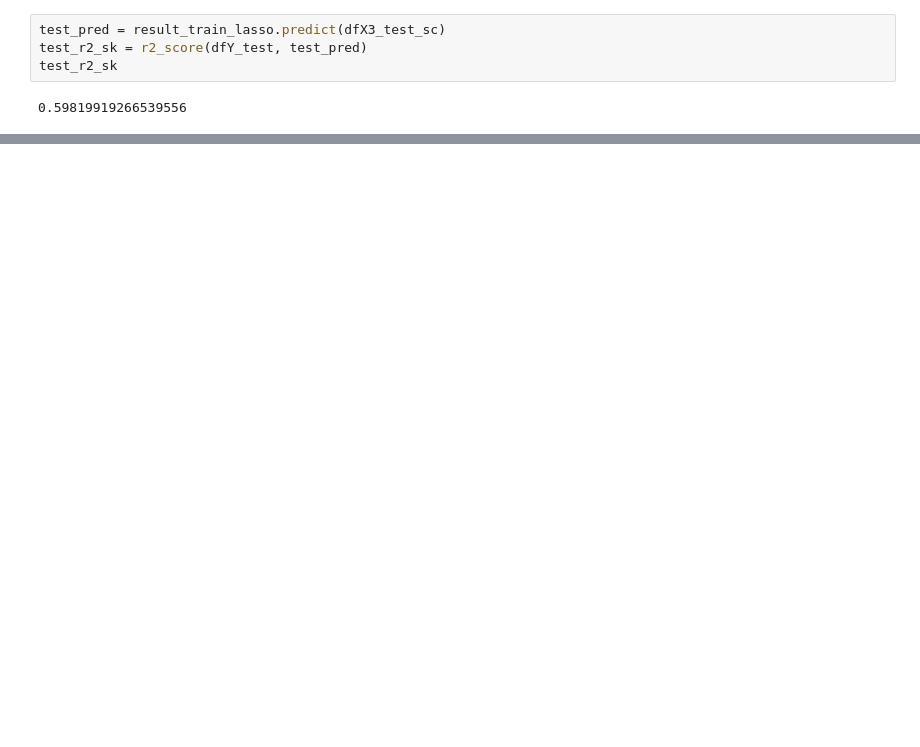
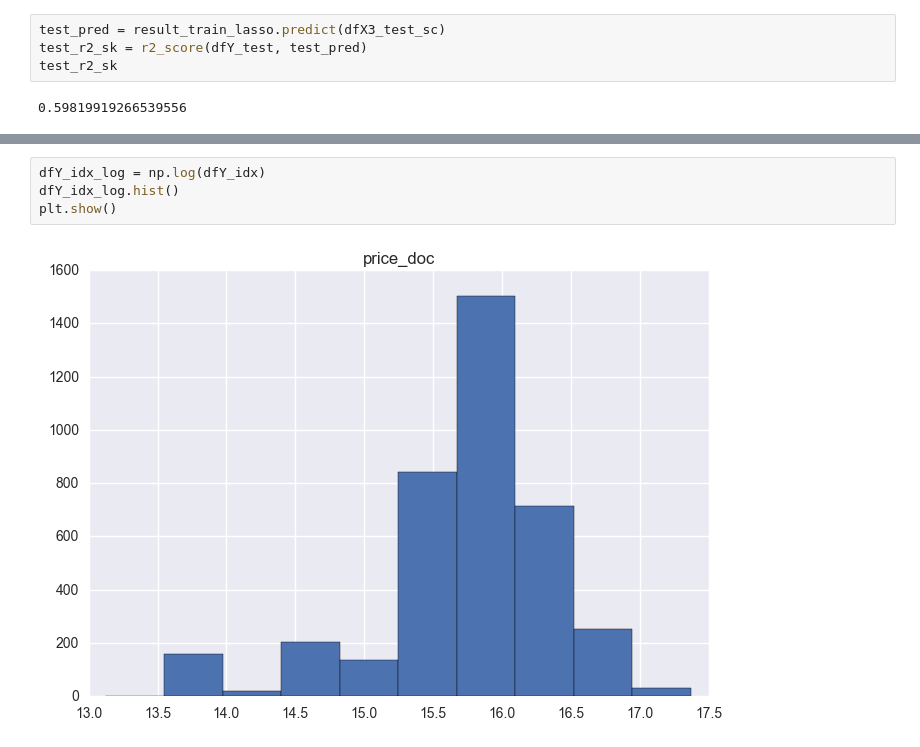
Before and after one commit to frozendrpepper/LinearRegressionProject, a Jupyter notebook: second_OLS_run_without_cat.ipynb, the cells around one changed output, grey strips where cells are left out. Saved outputs shown, nothing was run; the diff lists cells and outputs as text; blank space fills up the shorter version.

```diff
--- a/second_OLS_run_without_cat.ipynb
+++ b/second_OLS_run_without_cat.ipynb
@@ -801,0 +866,6 @@ test_r2_sk
+# %%
+dfY_idx_log = np.log(dfY_idx)
+dfY_idx_log.hist()
+plt.show()
+# %% [output]
+[figure, added]
```
Also changed, not shown: parts of 22 cells of this notebook, 1 other file.
